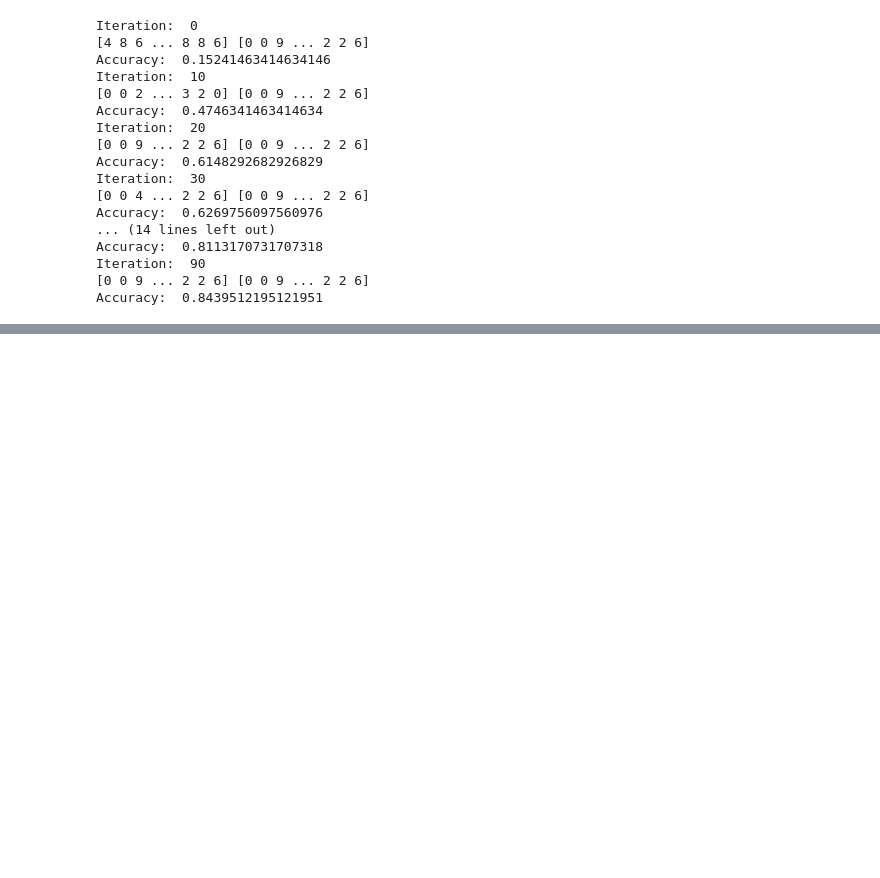
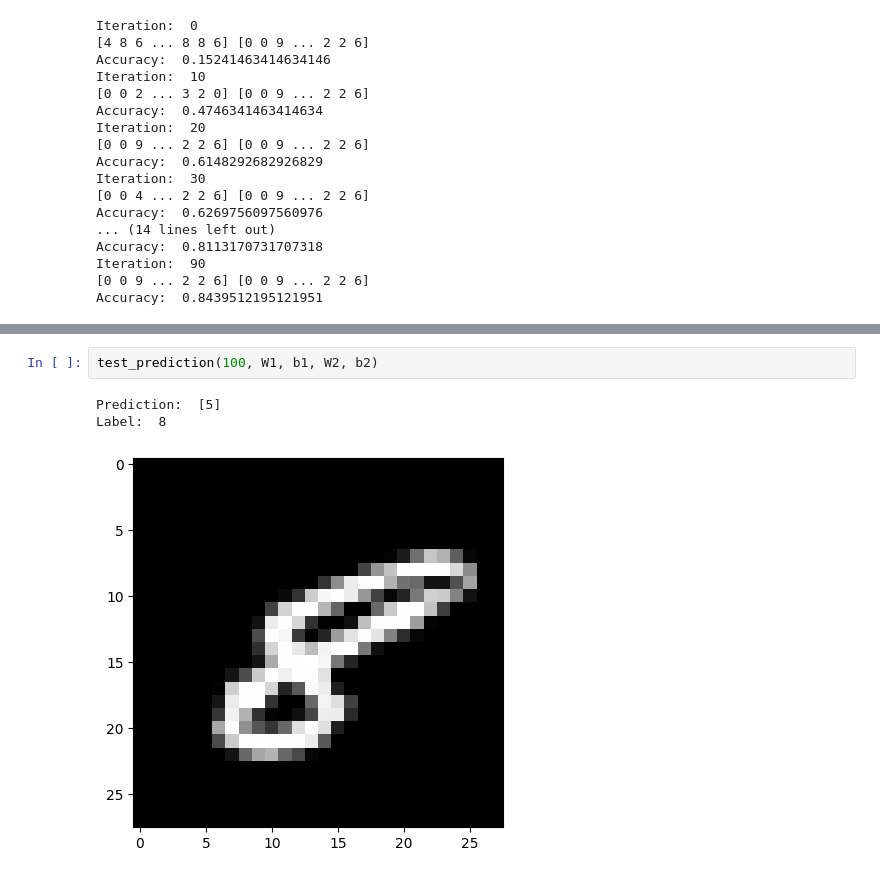
Before and after one commit to ikemal12/nn-from-scratch, a Jupyter notebook: notebook.ipynb, the cells around one changed output, grey strips where cells are left out. Drawn from its saved outputs; the diff is of its cells as text; blank space fills up the shorter version.

```diff
--- a/notebook.ipynb
+++ b/notebook.ipynb
@@ -55,0 +79,6 @@ Accuracy:  0.8439512195121951
+# %%
+test_prediction(100, W1, b1, W2, b2)
+# %% [output]
+Prediction:  [5]
+Label:  8
+[figure, added]
```
Also changed, not shown: parts of 8 cells of this notebook.
